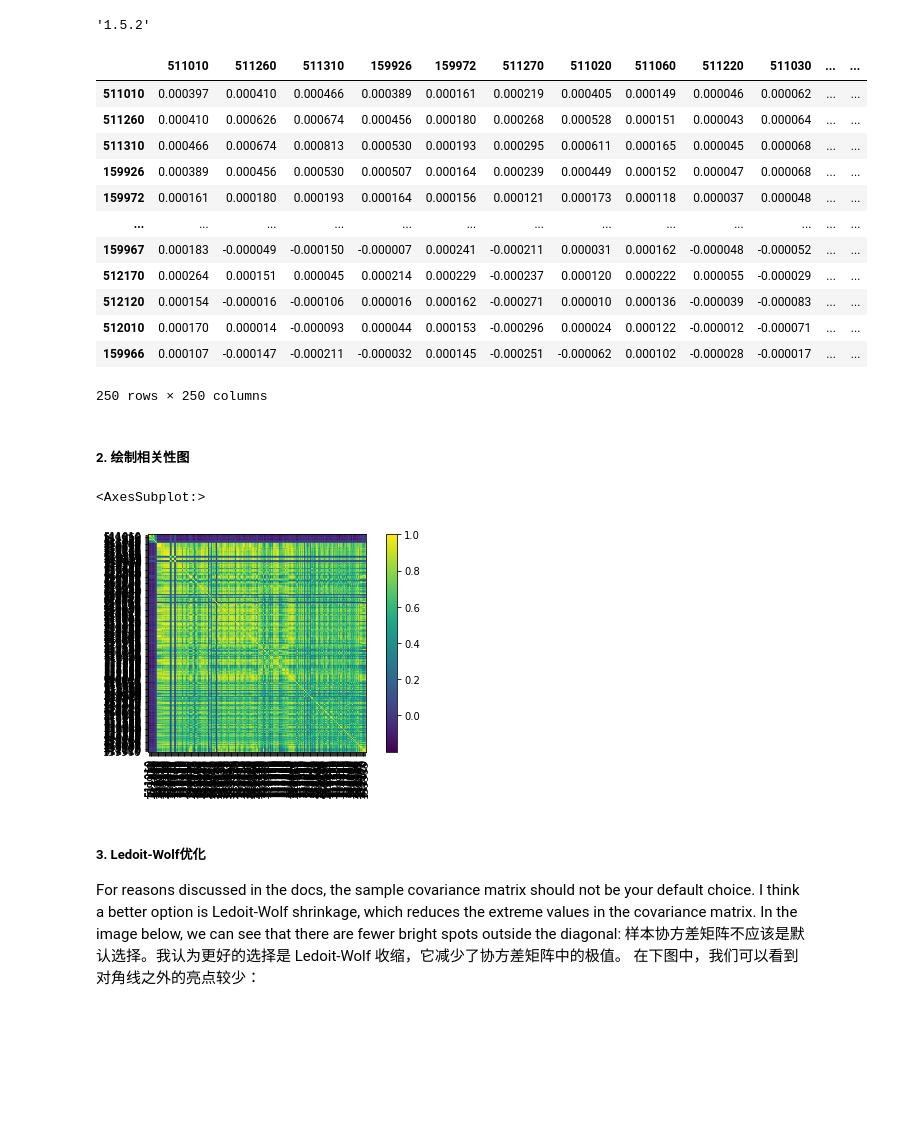
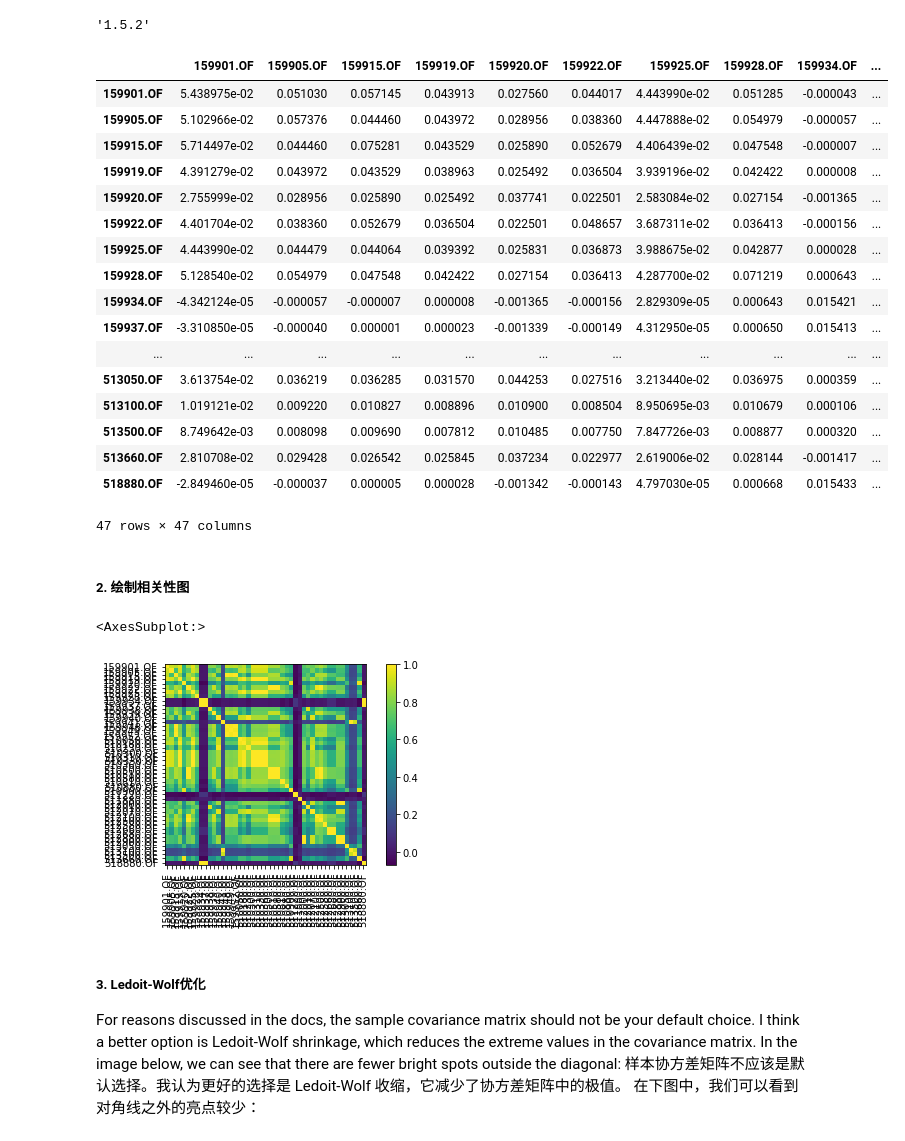
Before and after one commit to ibestrace/folio, a Jupyter notebook: portfolio-model.ipynb, the cells around one changed output. Saved outputs shown, nothing was run; the diff lists cells and outputs as text; code cells hidden in the pictures; blank space fills up the shorter version.

```diff
--- a/portfolio-model.ipynb
+++ b/portfolio-model.ipynb
@@ -160,6 +160,17 @@ dataset.to_excel('data/etf_dataset.xlsx')
 159607 done
 159625 done
 561560 done
+# %%
+# 导入数据集
+import pandas as pd
+import numpy as np
+datapath = 'data/dataset_etf_folio.xlsx'
+df = pd.read_excel(datapath,
+                   index_col='date',
+                   parse_dates=True)
+df = df.dropna()
+
+etf_dateset = df
 # %% [markdown]
 ##### 3. 绘制资产表现情况
 通过plot函数绘制资产表现图像
@@ -203,30 +214,35 @@ pypfopt.__version__
 # %%
 from pypfopt import risk_models
 from pypfopt import plotting
 
-sample_cov = risk_models.sample_cov(dataset_, frequency=252)
+sample_cov = risk_models.sample_cov(etf_dateset, frequency=252)
 sample_cov
 # %% [output]
-|  | 511010 | 511260 | 511310 | 159926 | 159972 | 511270 | 511020 | 511060 | 511220 | 511030 | ... | ... |
-| 511010 | 0.000397 | 0.000410 | 0.000466 | 0.000389 | 0.000161 | 0.000219 | 0.000405 | 0.000149 | 0.000046 | 0.000062 | ... | ... |
-| 511260 | 0.000410 | 0.000626 | 0.000674 | 0.000456 | 0.000180 | 0.000268 | 0.000528 | 0.000151 | 0.000043 | 0.000064 | ... | ... |
-| 511310 | 0.000466 | 0.000674 | 0.000813 | 0.000530 | 0.000193 | 0.000295 | 0.000611 | 0.000165 | 0.000045 | 0.000068 | ... | ... |
-| 159926 | 0.000389 | 0.000456 | 0.000530 | 0.000507 | 0.000164 | 0.000239 | 0.000449 | 0.000152 | 0.000047 | 0.000068 | ... | ... |
-| 159972 | 0.000161 | 0.000180 | 0.000193 | 0.000164 | 0.000156 | 0.000121 | 0.000173 | 0.000118 | 0.000037 | 0.000048 | ... | ... |
-| ... | ... | ... | ... | ... | ... | ... | ... | ... | ... | ... | ... | ... |
-| 159967 | 0.000183 | -0.000049 | -0.000150 | -0.000007 | 0.000241 | -0.000211 | 0.000031 | 0.000162 | -0.000048 | -0.000052 | ... | ... |
-| 512170 | 0.000264 | 0.000151 | 0.000045 | 0.000214 | 0.000229 | -0.000237 | 0.000120 | 0.000222 | 0.000055 | -0.000029 | ... | ... |
-| 512120 | 0.000154 | -0.000016 | -0.000106 | 0.000016 | 0.000162 | -0.000271 | 0.000010 | 0.000136 | -0.000039 | -0.000083 | ... | ... |
-| 512010 | 0.000170 | 0.000014 | -0.000093 | 0.000044 | 0.000153 | -0.000296 | 0.000024 | 0.000122 | -0.000012 | -0.000071 | ... | ... |
-| 159966 | 0.000107 | -0.000147 | -0.000211 | -0.000032 | 0.000145 | -0.000251 | -0.000062 | 0.000102 | -0.000028 | -0.000017 | ... | ... |
+|  | 159901.OF | 159905.OF | 159915.OF | 159919.OF | 159920.OF | 159922.OF | 159925.OF | 159928.OF | 159934.OF | ... |
+| 159901.OF | 5.438975e-02 | 0.051030 | 0.057145 | 0.043913 | 0.027560 | 0.044017 | 4.443990e-02 | 0.051285 | -0.000043 | ... |
+| 159905.OF | 5.102966e-02 | 0.057376 | 0.044460 | 0.043972 | 0.028956 | 0.038360 | 4.447888e-02 | 0.054979 | -0.000057 | ... |
+| 159915.OF | 5.714497e-02 | 0.044460 | 0.075281 | 0.043529 | 0.025890 | 0.052679 | 4.406439e-02 | 0.047548 | -0.000007 | ... |
+| 159919.OF | 4.391279e-02 | 0.043972 | 0.043529 | 0.038963 | 0.025492 | 0.036504 | 3.939196e-02 | 0.042422 | 0.000008 | ... |
+| 159920.OF | 2.755999e-02 | 0.028956 | 0.025890 | 0.025492 | 0.037741 | 0.022501 | 2.583084e-02 | 0.027154 | -0.001365 | ... |
+| 159922.OF | 4.401704e-02 | 0.038360 | 0.052679 | 0.036504 | 0.022501 | 0.048657 | 3.687311e-02 | 0.036413 | -0.000156 | ... |
+| 159925.OF | 4.443990e-02 | 0.044479 | 0.044064 | 0.039392 | 0.025831 | 0.036873 | 3.988675e-02 | 0.042877 | 0.000028 | ... |
+| 159928.OF | 5.128540e-02 | 0.054979 | 0.047548 | 0.042422 | 0.027154 | 0.036413 | 4.287700e-02 | 0.071219 | 0.000643 | ... |
+| 159934.OF | -4.342124e-05 | -0.000057 | -0.000007 | 0.000008 | -0.001365 | -0.000156 | 2.829309e-05 | 0.000643 | 0.015421 | ... |
+| 159937.OF | -3.310850e-05 | -0.000040 | 0.000001 | 0.000023 | -0.001339 | -0.000149 | 4.312950e-05 | 0.000650 | 0.015413 | ... |
+| ... | ... | ... | ... | ... | ... | ... | ... | ... | ... | ... |
+| 513050.OF | 3.613754e-02 | 0.036219 | 0.036285 | 0.031570 | 0.044253 | 0.027516 | 3.213440e-02 | 0.036975 | 0.000359 | ... |
+| 513100.OF | 1.019121e-02 | 0.009220 | 0.010827 | 0.008896 | 0.010900 | 0.008504 | 8.950695e-03 | 0.010679 | 0.000106 | ... |
+| 513500.OF | 8.749642e-03 | 0.008098 | 0.009690 | 0.007812 | 0.010485 | 0.007750 | 7.847726e-03 | 0.008877 | 0.000320 | ... |
+| 513660.OF | 2.810708e-02 | 0.029428 | 0.026542 | 0.025845 | 0.037234 | 0.022977 | 2.619006e-02 | 0.028144 | -0.001417 | ... |
+| 518880.OF | -2.849460e-05 | -0.000037 | 0.000005 | 0.000028 | -0.001342 | -0.000143 | 4.797030e-05 | 0.000668 | 0.015433 | ... |
-250 rows × 250 columns
+47 rows × 47 columns
 # %% [markdown]
 ##### 2. 绘制相关性图
 # %%
 plotting.plot_covariance(sample_cov, plot_correlation=True)
 # %% [output]
 <AxesSubplot:>
-[figure, old version]
+[figure, new version]
 # %% [markdown]
 ##### 3. Ledoit-Wolf优化
 For reasons discussed in the docs, the sample covariance matrix should not be your default choice. I think a better option is Ledoit-Wolf shrinkage, which reduces the extreme values in the covariance matrix. In the image below, we can see that there are fewer bright spots outside the diagonal:
```
Also changed, not shown: parts of 50 cells of this notebook, 7 other files.
